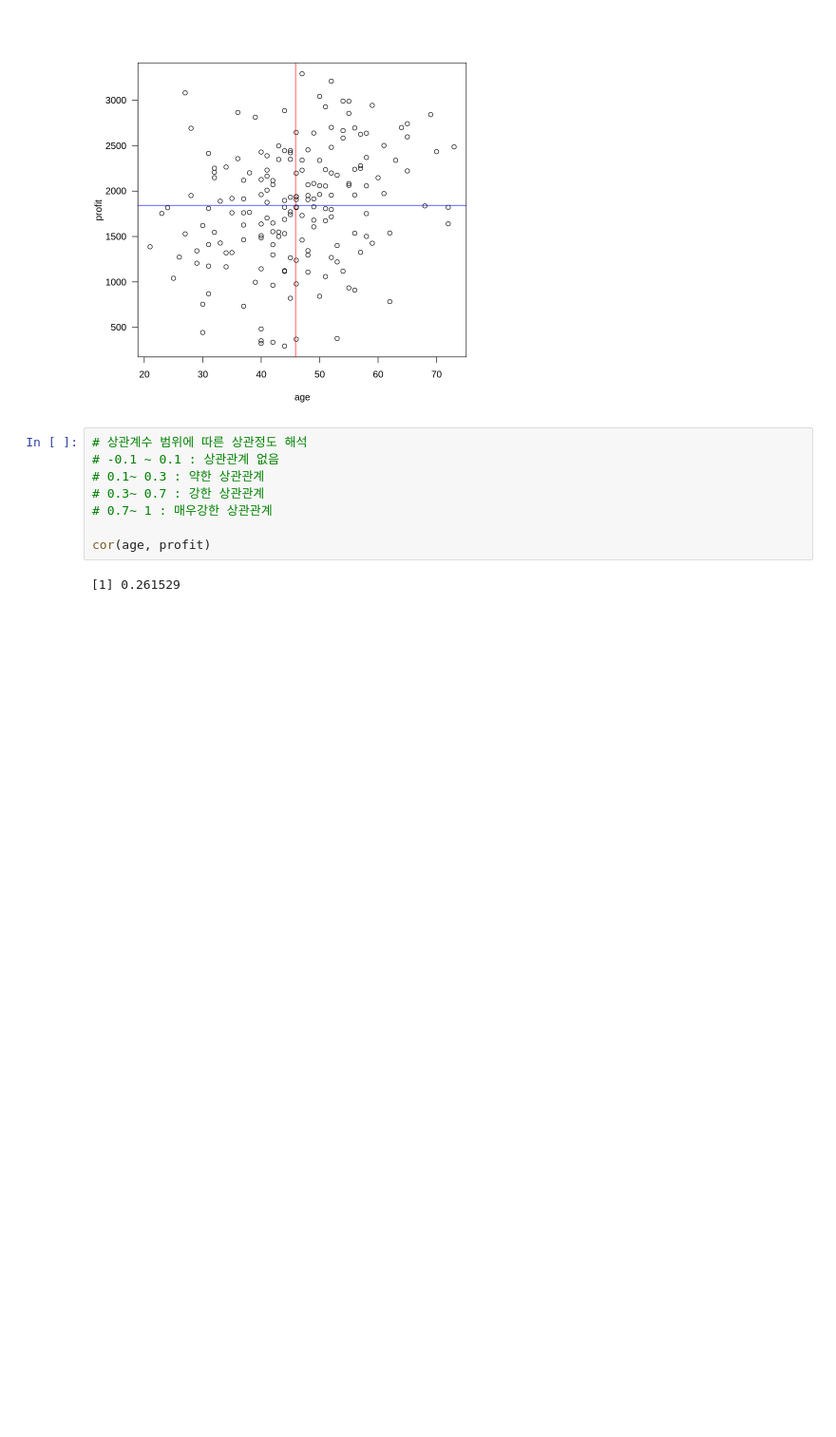
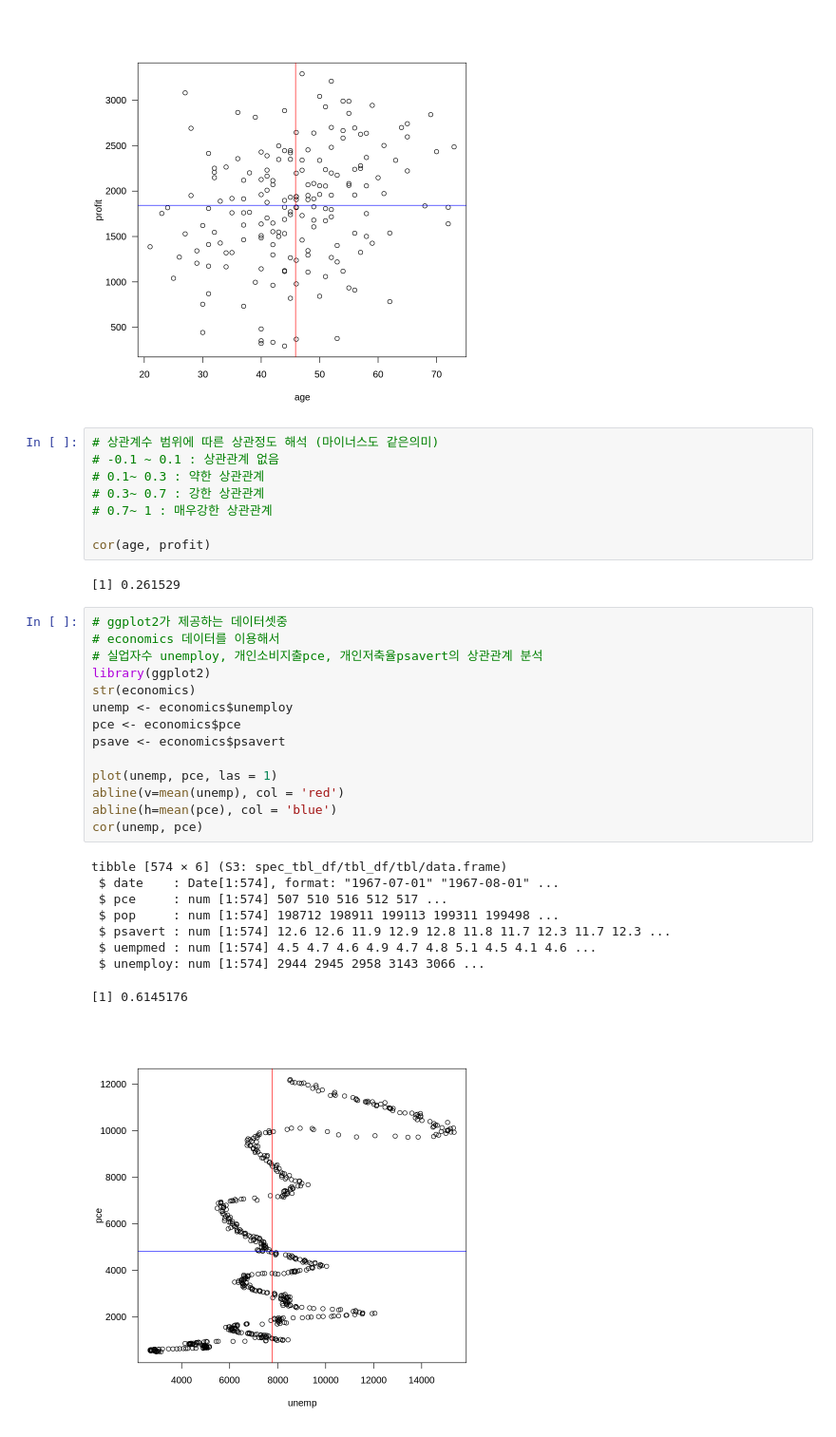
Before and after one commit to LesNEIGE/r_stastics, a Jupyter notebook: 15correlation.ipynb, the cells around one changed output. Shown at 95% size. Drawn from its saved outputs; the diff is of its cells as text; blank space fills up the shorter version.

```diff
--- a/15correlation.ipynb
+++ b/15correlation.ipynb
@@ -59,7 +59,7 @@ A data.frame: 6 × 5
 | 6 | 27 | 1,529 | Sheffield | Sedan | 1 |
 [figure]
 # %%
-# 상관계수 범위에 따른 상관정도 해석
+# 상관계수 범위에 따른 상관정도 해석 (마이너스도 같은의미)
 # -0.1 ~ 0.1 : 상관관계 없음
 # 0.1~ 0.3 : 약한 상관관계
 # 0.3~ 0.7 : 강한 상관관계
@@ -68,3 +68,27 @@ A data.frame: 6 × 5
 cor(age, profit)
 # %% [output]
 [1] 0.261529
+# %%
+# ggplot2가 제공하는 데이터셋중
+# economics 데이터를 이용해서
+# 실업자수 unemploy, 개인소비지출pce, 개인저축율psavert의 상관관계 분석
+library(ggplot2)
+str(economics)
+unemp <- economics$unemploy
+pce <- economics$pce
+psave <- economics$psavert
+
+plot(unemp, pce, las = 1)
+abline(v=mean(unemp), col = 'red')
+abline(h=mean(pce), col = 'blue')
+cor(unemp, pce)
+# %% [output]
+tibble [574 × 6] (S3: spec_tbl_df/tbl_df/tbl/data.frame)
+ $ date    : Date[1:574], format: "1967-07-01" "1967-08-01" ...
+ $ pce     : num [1:574] 507 510 516 512 517 ...
+ $ pop     : num [1:574] 198712 198911 199113 199311 199498 ...
+ $ psavert : num [1:574] 12.6 12.6 11.9 12.9 12.8 11.8 11.7 12.3 11.7 12.3 ...
+ $ uempmed : num [1:574] 4.5 4.7 4.6 4.9 4.7 4.8 5.1 4.5 4.1 4.6 ...
+ $ unemploy: num [1:574] 2944 2945 2958 3143 3066 ...
+[1] 0.6145176
+[figure, added]
```
Also changed, not shown: parts of 19 cells of this notebook.
